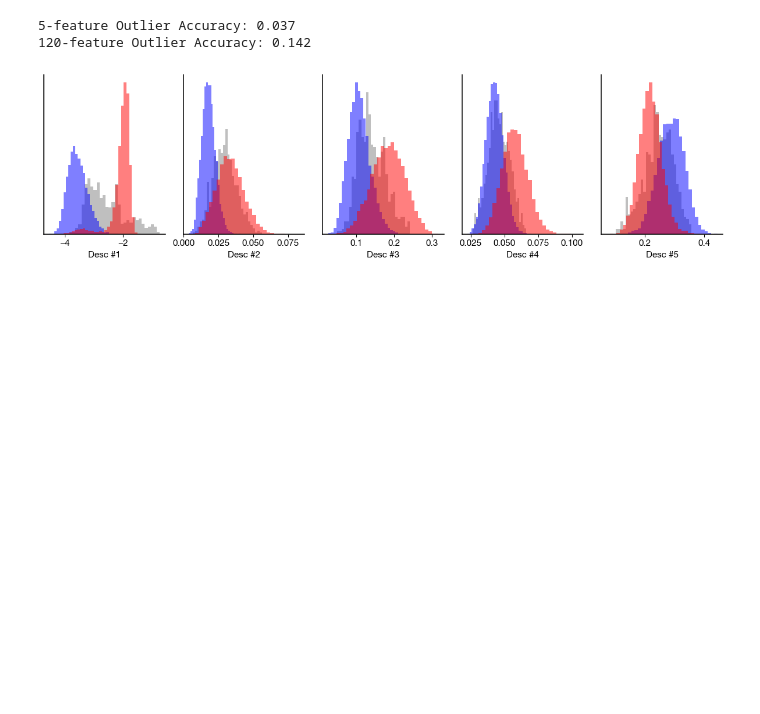
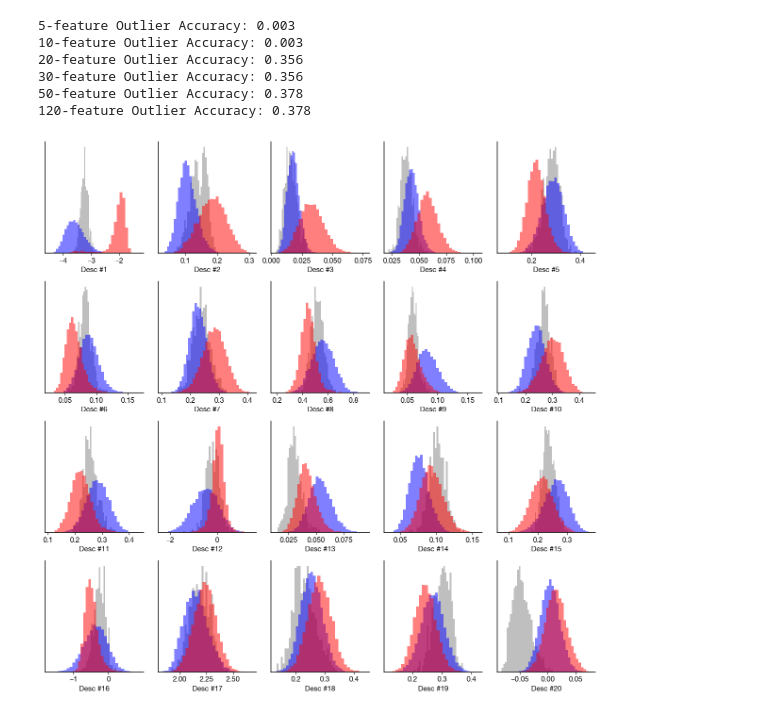
Before and after one commit to webbtheosim/amorphous-ice, a Jupyter notebook: notebooks/si_ice.ipynb, the cells around one changed output. Cells and saved outputs as stored; diff of their text form; code cells hidden in the pictures; blank space fills up the shorter version.

```diff
--- a/notebooks/si_ice.ipynb
+++ b/notebooks/si_ice.ipynb
@@ -68,13 +84,11 @@ print(f'120-feature Outlier Accuracy: {accuracy:.3f}')
 # %%
 # Make prediction on hexagonal ice (baseline).
 desc = load_data(MODEL, 'ice')
-y1 = m1.predict(desc)
-y2 = m2.predict(desc)
-accuracy = len(np.argwhere(y1 == -1).reshape(-1)) / y1.shape[0]
-print(f'5-feature Outlier Accuracy: {accuracy:.3f}')
-accuracy = len(np.argwhere(y2 == -1).reshape(-1)) / y2.shape[0]
-print(f'120-feature Outlier Accuracy: {accuracy:.3f}')
+for m_idx, m in enumerate(models):
+    y = m.predict(desc)
+    accuracy = len(np.argwhere(y == -1).reshape(-1)) / y.shape[0]
+    print(f'{out_feat[m_idx]}-feature Outlier Accuracy: {accuracy:.3f}')
 
 # Visualize distributions along features.
-visualize_features(desc, m1, hda_desc, lda_desc)
+visualize_features(desc, models[2], hda_desc, lda_desc)
 # %% [output]
@@ -84,13 +102,11 @@ visualize_features(desc, m1, hda_desc, lda_desc)
 # %%
 # Make prediction on ice01c.
 desc = load_data(MODEL, 'ice01c')
-y1 = m1.predict(desc)
-y2 = m2.predict(desc)
-accuracy = len(np.argwhere(y1 == -1).reshape(-1)) / y1.shape[0]
-print(f'5-feature Outlier Accuracy: {accuracy:.3f}')
-accuracy = len(np.argwhere(y2 == -1).reshape(-1)) / y2.shape[0]
-print(f'120-feature Outlier Accuracy: {accuracy:.3f}')
+for m_idx, m in enumerate(models):
+    y = m.predict(desc)
+    accuracy = len(np.argwhere(y == -1).reshape(-1)) / y.shape[0]
+    print(f'{out_feat[m_idx]}-feature Outlier Accuracy: {accuracy:.3f}')
 
 # Visualize distributions along features.
-visualize_features(desc, m1, hda_desc, lda_desc)
+visualize_features(desc, models[2], hda_desc, lda_desc)
 # %% [output]
@@ -100,19 +120,21 @@ visualize_features(desc, m1, hda_desc, lda_desc)
 # %%
 # Make prediction on ice02.
 desc = load_data(MODEL, 'ice02')
-y1 = m1.predict(desc)
-y2 = m2.predict(desc)
-accuracy = len(np.argwhere(y1 == -1).reshape(-1)) / y1.shape[0]
-print(f'5-feature Outlier Accuracy: {accuracy:.3f}')
-accuracy = len(np.argwhere(y2 == -1).reshape(-1)) / y2.shape[0]
-print(f'120-feature Outlier Accuracy: {accuracy:.3f}')
+for m_idx, m in enumerate(models):
+    y = m.predict(desc)
+    accuracy = len(np.argwhere(y == -1).reshape(-1)) / y.shape[0]
+    print(f'{out_feat[m_idx]}-feature Outlier Accuracy: {accuracy:.3f}')
 
 # Visualize distributions along features.
-visualize_features(desc, m1, hda_desc, lda_desc)
+visualize_features(desc, models[2], hda_desc, lda_desc)
 # %% [output]
-5-feature Outlier Accuracy: 0.037
-120-feature Outlier Accuracy: 0.142
+5-feature Outlier Accuracy: 0.003
+10-feature Outlier Accuracy: 0.003
+20-feature Outlier Accuracy: 0.356
+30-feature Outlier Accuracy: 0.356
+50-feature Outlier Accuracy: 0.378
+120-feature Outlier Accuracy: 0.378
-[figure, old version]
+[figure, new version]
 # %%
 # Make prediction on ice03.
 desc = load_data(MODEL, 'ice03')
```
Also changed, not shown: parts of 19 cells of this notebook, 2 other files.
